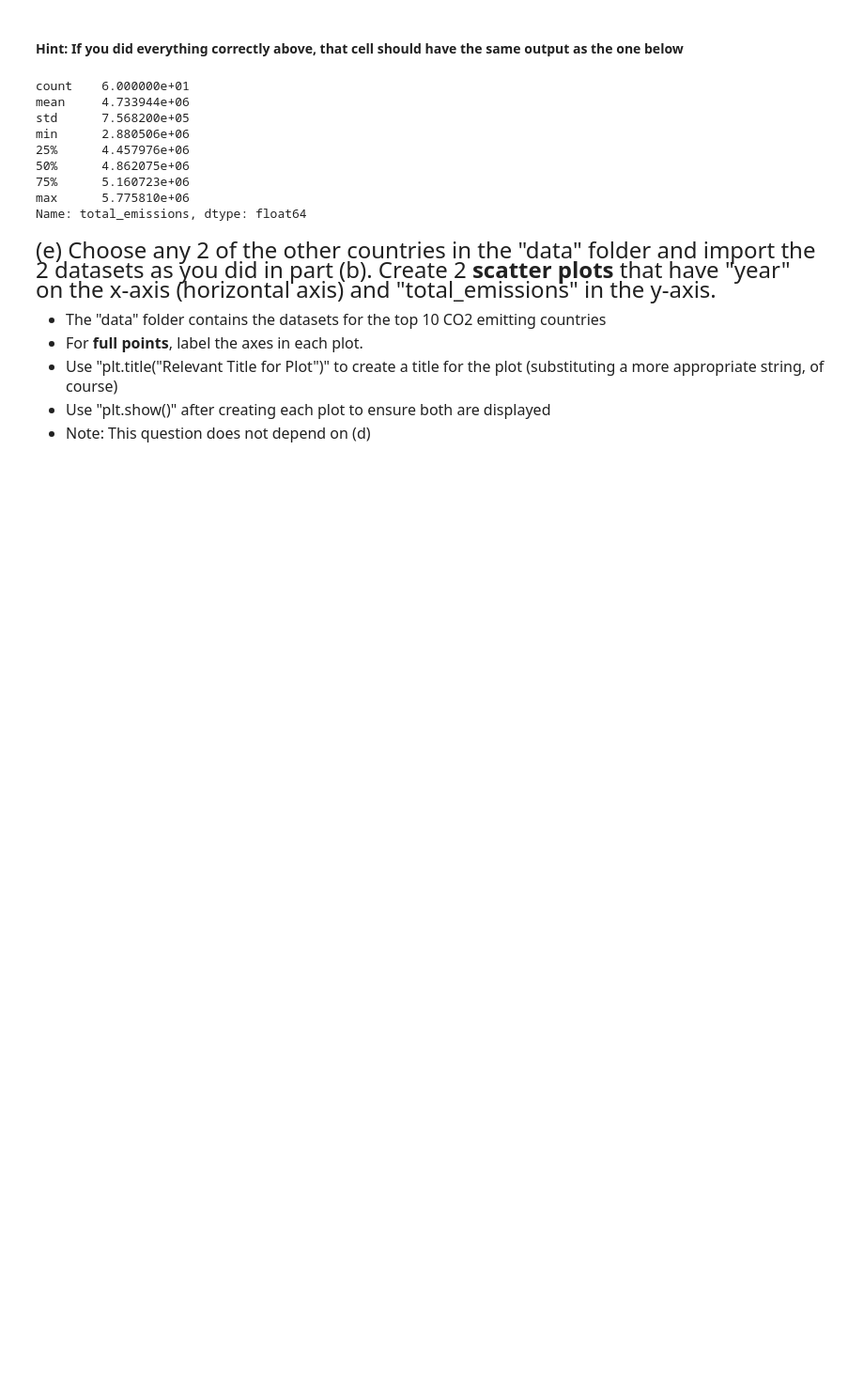
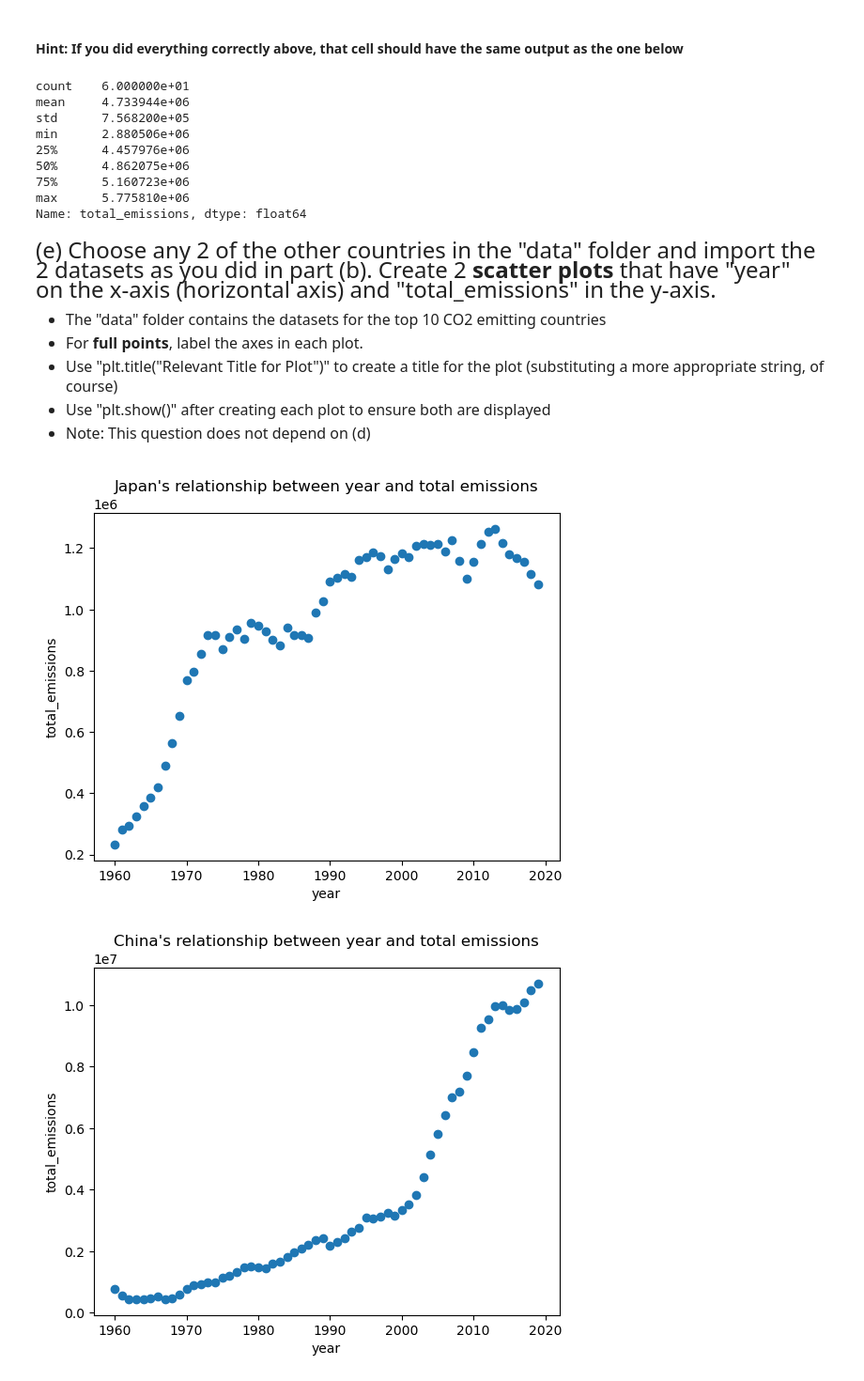
Before and after one commit to TianyiGZ/qtm151fall2025, a Jupyter notebook: Assignments/assignment_2/Assignment2.ipynb, the cells around one changed output. Shown: that part at 94% size. Cells and saved outputs as stored; diff of their text form; code cells hidden in the pictures; blank space fills up the shorter version.

```diff
--- a/Assignments/assignment_2/Assignment2.ipynb
+++ b/Assignments/assignment_2/Assignment2.ipynb
@@ -126,0 +116,18 @@ on the x-axis (horizontal axis) and "total_emissions" in the y-axis.
+# %%
+# Write your answer
+japan_emissions = pd.read_csv('data/japan_co2_emissions.csv')
+plt.scatter(x = japan_emissions['year'], y = japan_emissions['total_emissions'])
+plt.xlabel("year")
+plt.ylabel("total_emissions")
+plt.title("Japan's relationship between year and total emissions")
+plt.show()
+
+china_emissions = pd.read_csv('data/china_co2_emissions.csv')
+plt.scatter(x = china_emissions['year'], y = china_emissions['total_emissions'])
+plt.xlabel("year")
+plt.ylabel("total_emissions")
+plt.title("China's relationship between year and total emissions")
+plt.show()
+# %% [output]
+[figure, added]
+[figure, added]
```
Also changed, not shown: parts of 4 cells of this notebook.
